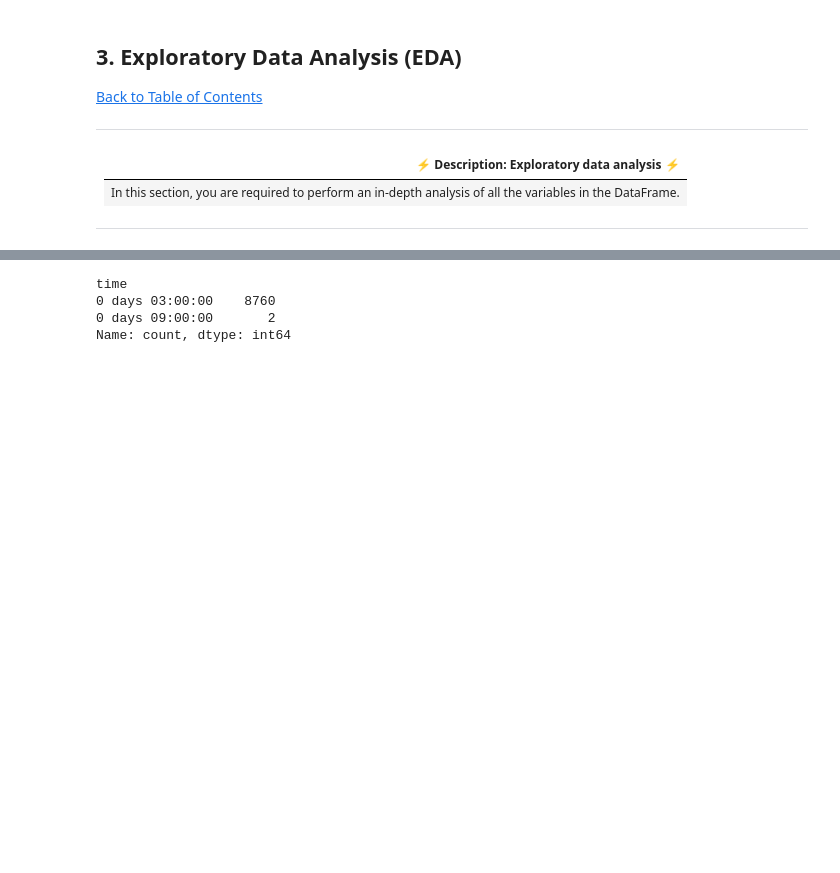
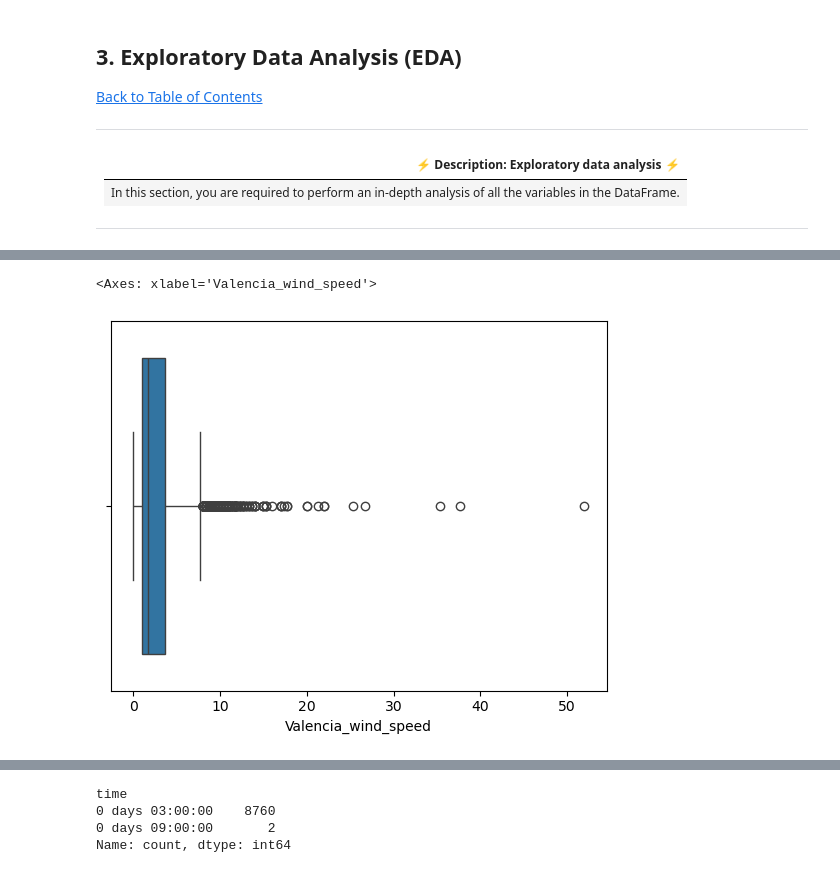
Before and after one commit to Marcel3333/TimeSeriesAnalysisProject, a Jupyter notebook: starter-notebook.ipynb, the cells around one changed output, grey strips where cells are left out. Cells and saved outputs as stored; diff of their text form; code cells hidden in the pictures; blank space fills up the shorter version.

```diff
--- a/starter-notebook.ipynb
+++ b/starter-notebook.ipynb
@@ -107,0 +154,5 @@ df.set_index('time', inplace=True)  # Ustawienie indeksu czasowego
+# %%
+sns.boxplot(x='Valencia_wind_speed', data=df)
+# %% [output]
+<Axes: xlabel='Valencia_wind_speed'>
+[figure, added]
```
Also changed, not shown: parts of 36 cells of this notebook.
